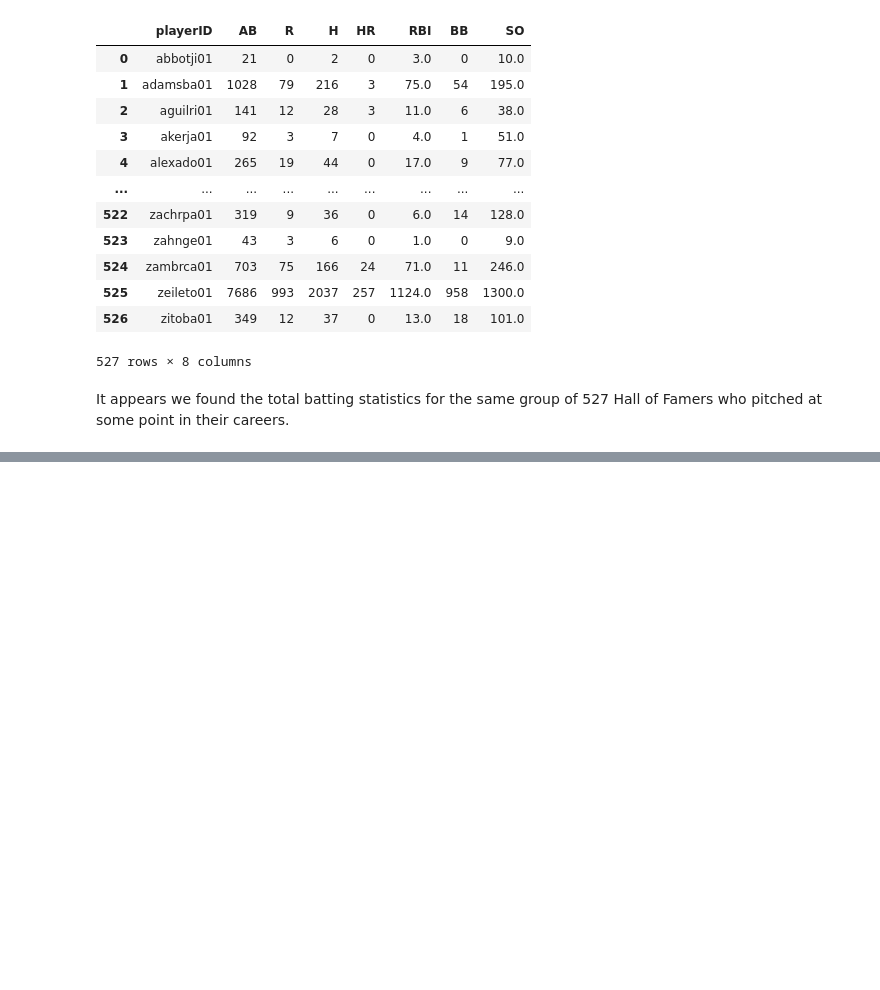
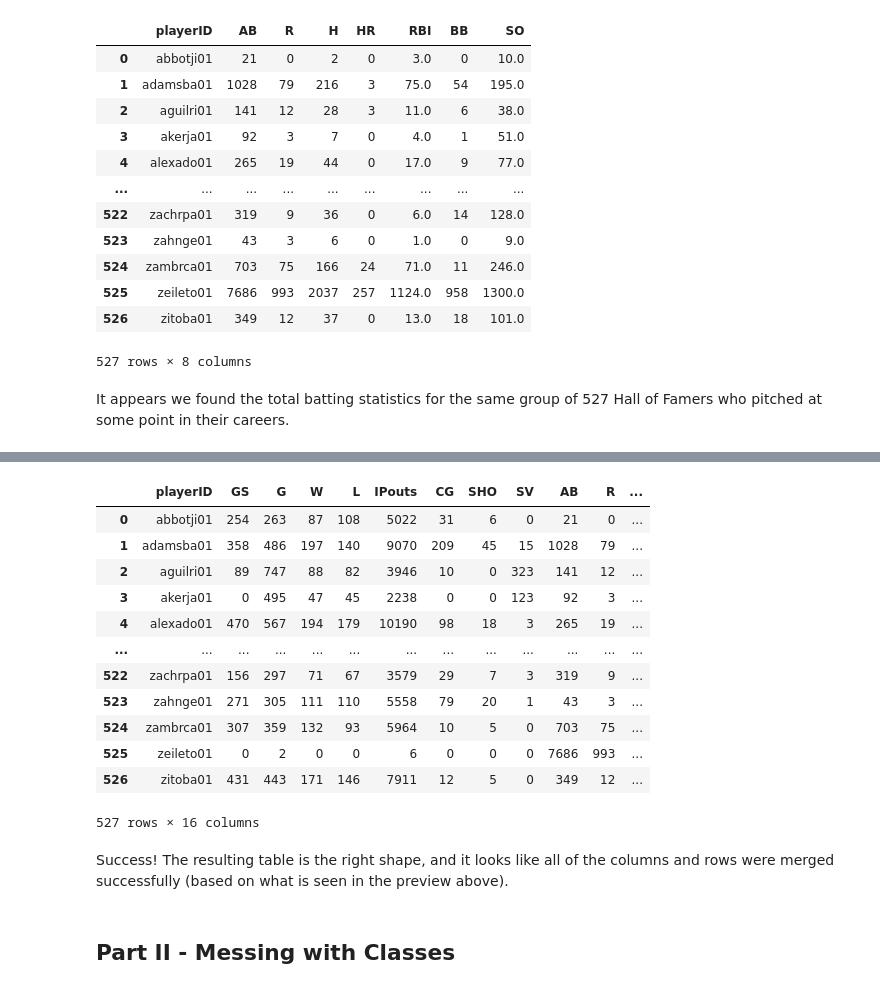
Before and after one commit to trevorlillywhite/HW6_ST554_TrevorLillywhite, a Jupyter notebook: Homework_6_ST_554_Trevor_Lillywhite.ipynb, the cells around one changed output, grey strips where cells are left out. Saved outputs shown, nothing was run; the diff lists cells and outputs as text; code cells hidden in the pictures; blank space fills up the shorter version.

```diff
--- a/Homework_6_ST_554_Trevor_Lillywhite.ipynb
+++ b/Homework_6_ST_554_Trevor_Lillywhite.ipynb
@@ -309,0 +316,24 @@ It appears we found the total batting statistics for the same group of 527 Hall
+# %%
+# Create new table merging the two previous results
+df_combined = pd.merge(df_HOF_Pitchers_RegAndPost,
+                       df_HOF_Batting_RegAndPost,
+                       'inner', 'playerID')
+df_combined
+# %% [output]
+|  | playerID | GS | G | W | L | IPouts | CG | SHO | SV | AB | R | ... |
+| 0 | abbotji01 | 254 | 263 | 87 | 108 | 5022 | 31 | 6 | 0 | 21 | 0 | ... |
+| 1 | adamsba01 | 358 | 486 | 197 | 140 | 9070 | 209 | 45 | 15 | 1028 | 79 | ... |
+| 2 | aguilri01 | 89 | 747 | 88 | 82 | 3946 | 10 | 0 | 323 | 141 | 12 | ... |
+| 3 | akerja01 | 0 | 495 | 47 | 45 | 2238 | 0 | 0 | 123 | 92 | 3 | ... |
+| 4 | alexado01 | 470 | 567 | 194 | 179 | 10190 | 98 | 18 | 3 | 265 | 19 | ... |
+| ... | ... | ... | ... | ... | ... | ... | ... | ... | ... | ... | ... | ... |
+| 522 | zachrpa01 | 156 | 297 | 71 | 67 | 3579 | 29 | 7 | 3 | 319 | 9 | ... |
+| 523 | zahnge01 | 271 | 305 | 111 | 110 | 5558 | 79 | 20 | 1 | 43 | 3 | ... |
+| 524 | zambrca01 | 307 | 359 | 132 | 93 | 5964 | 10 | 5 | 0 | 703 | 75 | ... |
+| 525 | zeileto01 | 0 | 2 | 0 | 0 | 6 | 0 | 0 | 0 | 7686 | 993 | ... |
+| 526 | zitoba01 | 431 | 443 | 171 | 146 | 7911 | 12 | 5 | 0 | 349 | 12 | ... |
+527 rows × 16 columns
+# %% [markdown]
+Success! The resulting table is the right shape, and it looks like all of the columns and rows were merged successfully (based on what is seen in the preview above).
+# %% [markdown]
+## Part II - Messing with Classes
```
Also changed, not shown: parts of 8 cells of this notebook.
